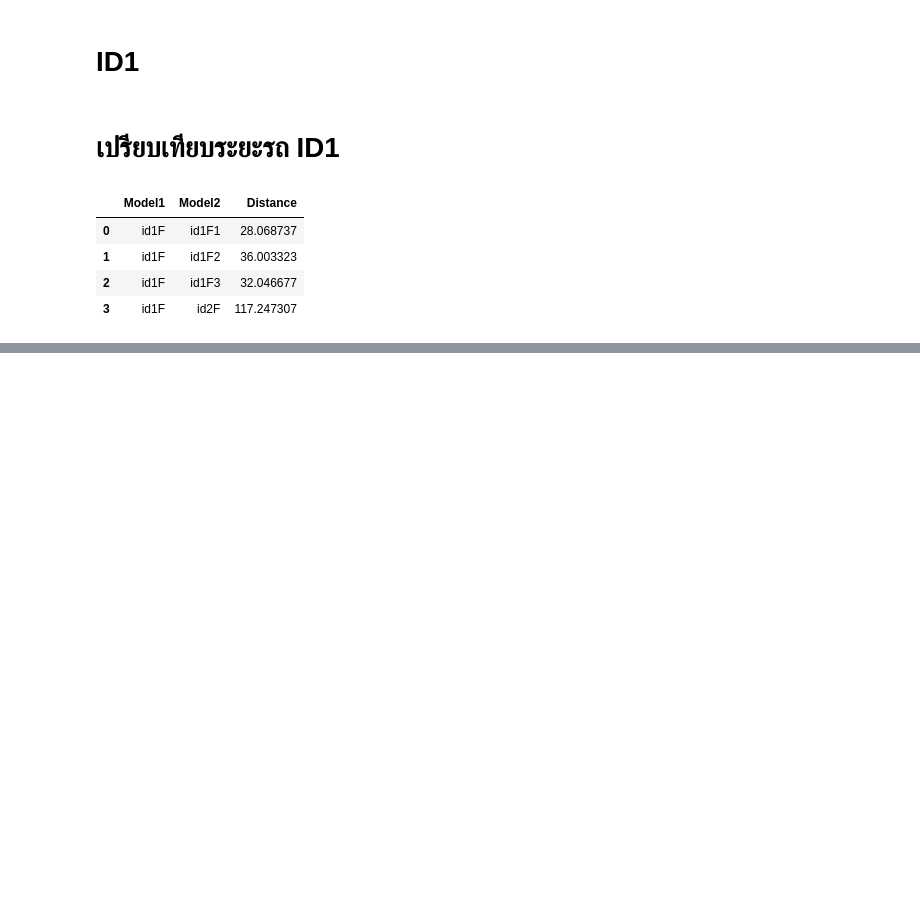
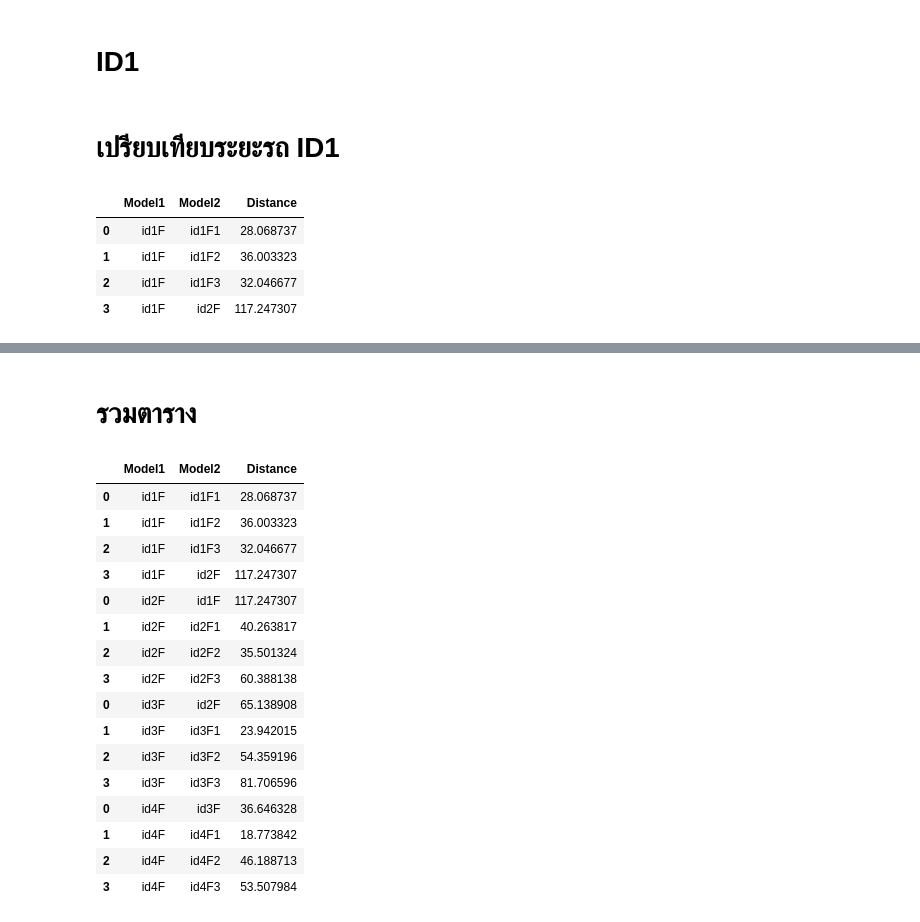
Before and after one commit to MeenTers/Project, a Jupyter notebook: Project_SI.ipynb, the cells around one changed output, grey strips where cells are left out. Saved outputs shown, nothing was run; the diff lists cells and outputs as text; code cells hidden in the pictures; blank space fills up the shorter version.

Commit message:
รวมตารางรถ ID1-ID4

```diff
--- a/Project_SI.ipynb
+++ b/Project_SI.ipynb
@@ -130,0 +182,12 @@ df1
+# %%
+base_id4 = get_features(vgg,ID4B_loader)
+car_id4  = get_features(vgg,ID4_loader)
+# %%
+id4 = get_euclidean(base_id4,car_id4)
+id4l = ['id4F','id4F','id4F','id4F']
+id4l1 = ['id3F','id4F1','id4F2','id4F3']
+# %%
+dict4 = {'Model1':id4l, 'Model2':id4l1, 'Distance':id4}
+# %%
+df4 = pd.DataFrame(dict4)
+df4
@@ -130,0 +200,23 @@ df1
+# %% [markdown]
+# รวมตาราง
+# %%
+total_df = pd.concat([df1,df2,df3,df4])
+total_df
+# %% [output]
+|  | Model1 | Model2 | Distance |
+| 0 | id1F | id1F1 | 28.068737 |
+| 1 | id1F | id1F2 | 36.003323 |
+| 2 | id1F | id1F3 | 32.046677 |
+| 3 | id1F | id2F | 117.247307 |
+| 0 | id2F | id1F | 117.247307 |
+| 1 | id2F | id2F1 | 40.263817 |
+| 2 | id2F | id2F2 | 35.501324 |
+| 3 | id2F | id2F3 | 60.388138 |
+| 0 | id3F | id2F | 65.138908 |
+| 1 | id3F | id3F1 | 23.942015 |
+| 2 | id3F | id3F2 | 54.359196 |
+| 3 | id3F | id3F3 | 81.706596 |
+| 0 | id4F | id3F | 36.646328 |
+| 1 | id4F | id4F1 | 18.773842 |
+| 2 | id4F | id4F2 | 46.188713 |
+| 3 | id4F | id4F3 | 53.507984 |
```
Also changed, not shown: parts of 15 cells of this notebook.
